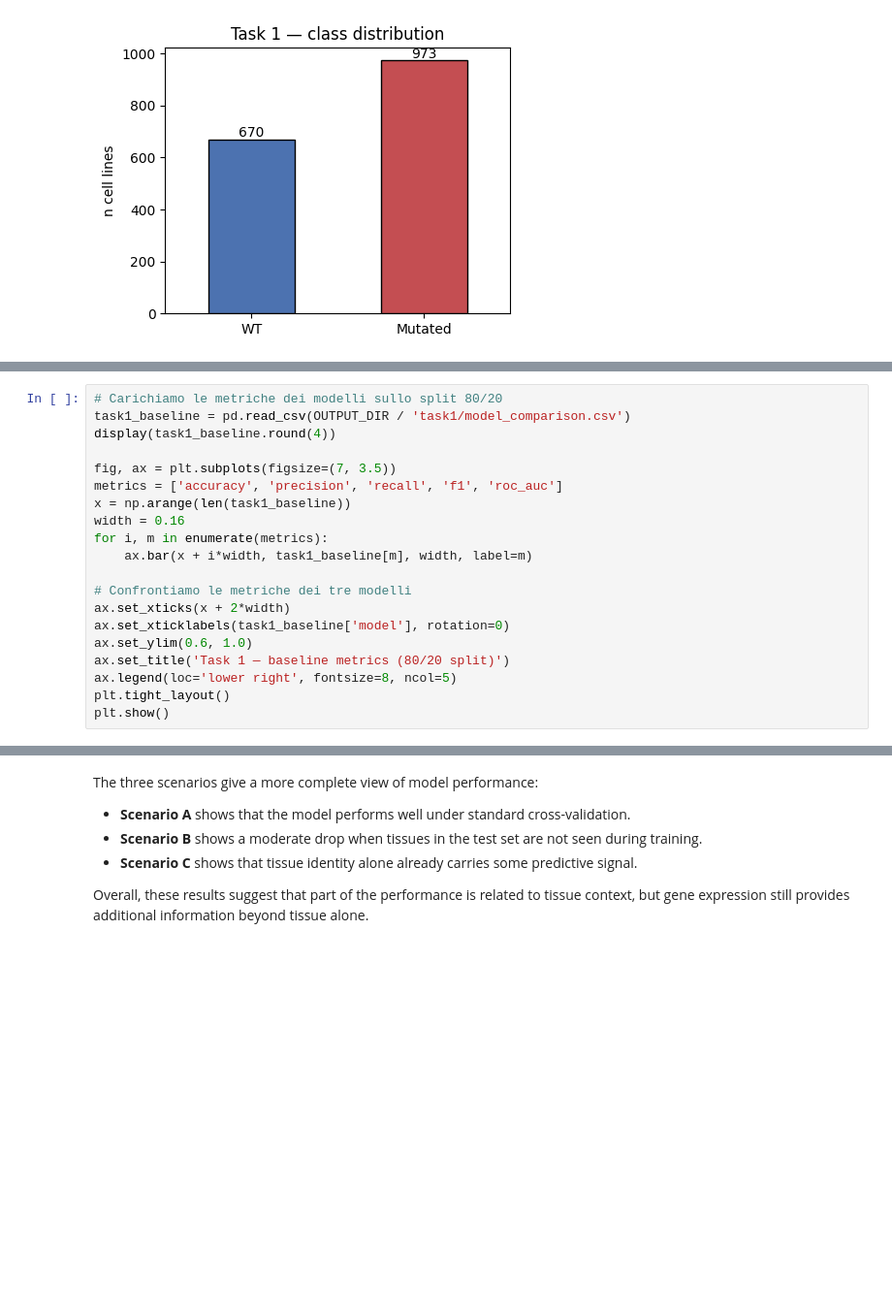
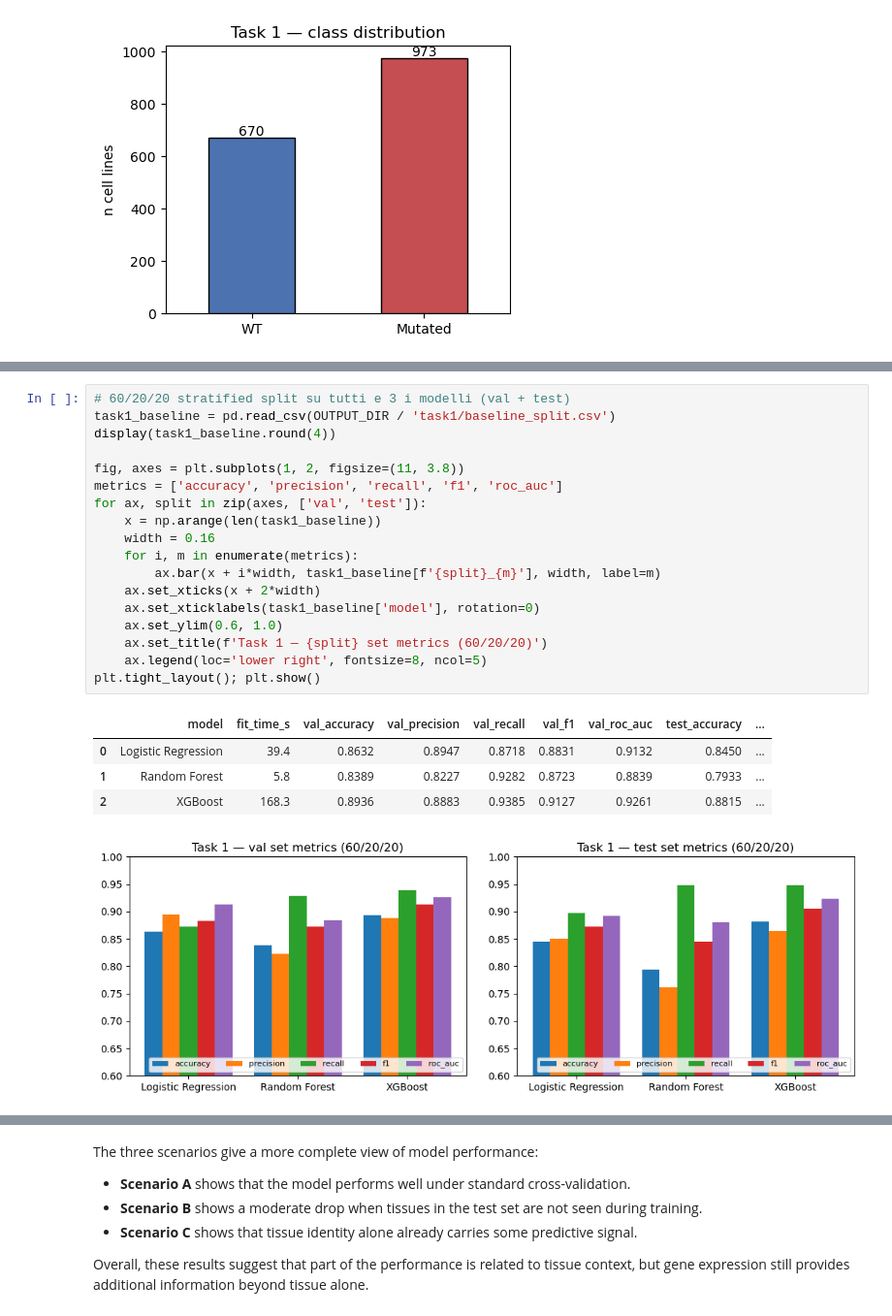
Before and after one commit to TommasoErrico-TE/ml-lab, a Jupyter notebook: ML_project.ipynb, the cells around one changed output, grey strips where cells are left out. Shown at 97% size. Cells and saved outputs as stored; diff of their text form; blank space fills up the shorter version.

```diff
--- a/ML_project.ipynb
+++ b/ML_project.ipynb
@@ -165,20 +156,0 @@ Class weighting is set to `balanced` for consistency across experiments.
-# %%
-# Carichiamo le metriche dei modelli sullo split 80/20
-task1_baseline = pd.read_csv(OUTPUT_DIR / 'task1/model_comparison.csv')
-display(task1_baseline.round(4))
-
-fig, ax = plt.subplots(figsize=(7, 3.5))
-metrics = ['accuracy', 'precision', 'recall', 'f1', 'roc_auc']
-x = np.arange(len(task1_baseline))
-width = 0.16
-for i, m in enumerate(metrics):
-    ax.bar(x + i*width, task1_baseline[m], width, label=m)
-
-# Confrontiamo le metriche dei tre modelli
-ax.set_xticks(x + 2*width)
-ax.set_xticklabels(task1_baseline['model'], rotation=0)
-ax.set_ylim(0.6, 1.0)
-ax.set_title('Task 1 — baseline metrics (80/20 split)')
-ax.legend(loc='lower right', fontsize=8, ncol=5)
-plt.tight_layout()
-plt.show()
@@ -192,0 +168,24 @@ plt.show()
+# %%
+# 60/20/20 stratified split su tutti e 3 i modelli (val + test)
+task1_baseline = pd.read_csv(OUTPUT_DIR / 'task1/baseline_split.csv')
+display(task1_baseline.round(4))
+
+fig, axes = plt.subplots(1, 2, figsize=(11, 3.8))
+metrics = ['accuracy', 'precision', 'recall', 'f1', 'roc_auc']
+for ax, split in zip(axes, ['val', 'test']):
+    x = np.arange(len(task1_baseline))
+    width = 0.16
+    for i, m in enumerate(metrics):
+        ax.bar(x + i*width, task1_baseline[f'{split}_{m}'], width, label=m)
+    ax.set_xticks(x + 2*width)
+    ax.set_xticklabels(task1_baseline['model'], rotation=0)
+    ax.set_ylim(0.6, 1.0)
+    ax.set_title(f'Task 1 — {split} set metrics (60/20/20)')
+    ax.legend(loc='lower right', fontsize=8, ncol=5)
+plt.tight_layout(); plt.show()
+# %% [output]
+|  | model | fit_time_s | val_accuracy | val_precision | val_recall | val_f1 | val_roc_auc | test_accuracy | ... |
+| 0 | Logistic Regression | 39.4 | 0.8632 | 0.8947 | 0.8718 | 0.8831 | 0.9132 | 0.8450 | ... |
+| 1 | Random Forest | 5.8 | 0.8389 | 0.8227 | 0.9282 | 0.8723 | 0.8839 | 0.7933 | ... |
+| 2 | XGBoost | 168.3 | 0.8936 | 0.8883 | 0.9385 | 0.9127 | 0.9261 | 0.8815 | ... |
+[figure, added]
```
Also changed, not shown: parts of 43 cells of this notebook, 18 other files.
